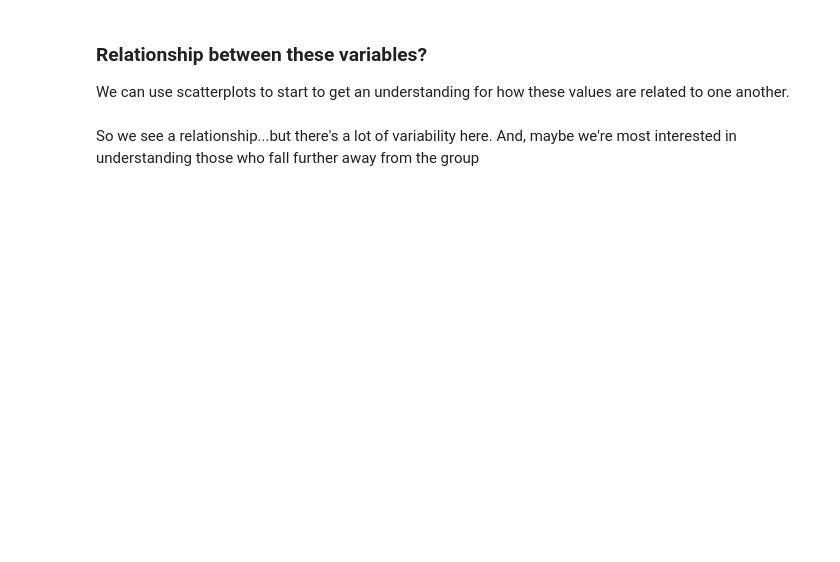
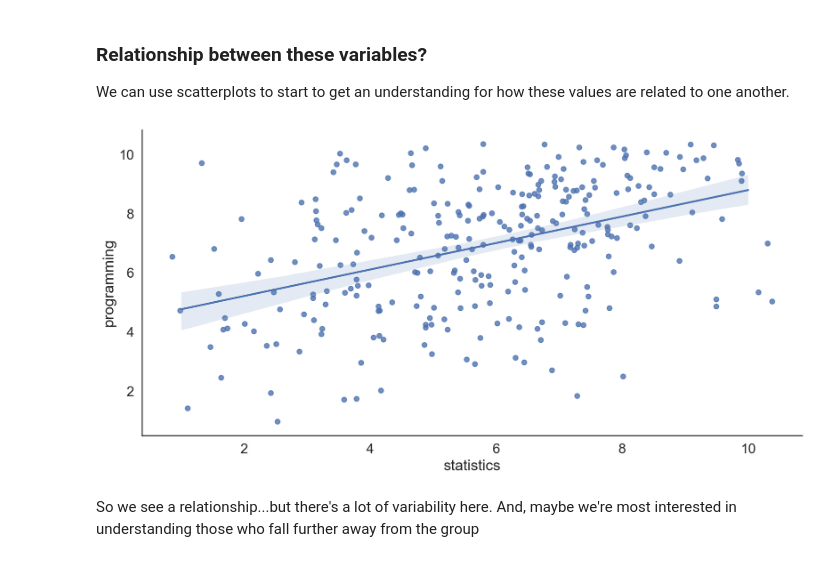
Before and after one commit to COGS108/Lectures-Fa21, a Jupyter notebook: 04_analysis/04_03_EDA.ipynb, the cells around one changed output. Drawn from its saved outputs; the diff is of its cells as text; code cells hidden in the pictures; blank space fills up the shorter version.

```diff
--- a/04_analysis/04_03_EDA.ipynb
+++ b/04_analysis/04_03_EDA.ipynb
@@ -345,4 +428,4 @@ sum(null_rows)
 # %%
 # drop those who didn't respond to the survey
-df = df.dropna().reset_index(drop=True)
+df = df.dropna(how='any').reset_index(drop=True)
 df.shape
@@ -404,9 +577,11 @@ We can use scatterplots to start to get an understanding for how these values ar
 # %%
 # scatterplot
 sns.lmplot(x='statistics', y='programming',
-           data=df, fit_reg=False,
+           data=df, fit_reg=True,
            height=6, aspect=2,
            x_jitter=.5, y_jitter=.5);
+# %% [output]
+[figure, added]
 # %% [markdown]
 So we see a relationship...but there's a lot of variability here. And, maybe we're most interested in understanding those who fall further away from the group
 # %%
```
Also changed, not shown: parts of 24 cells of this notebook, 9 other files.
